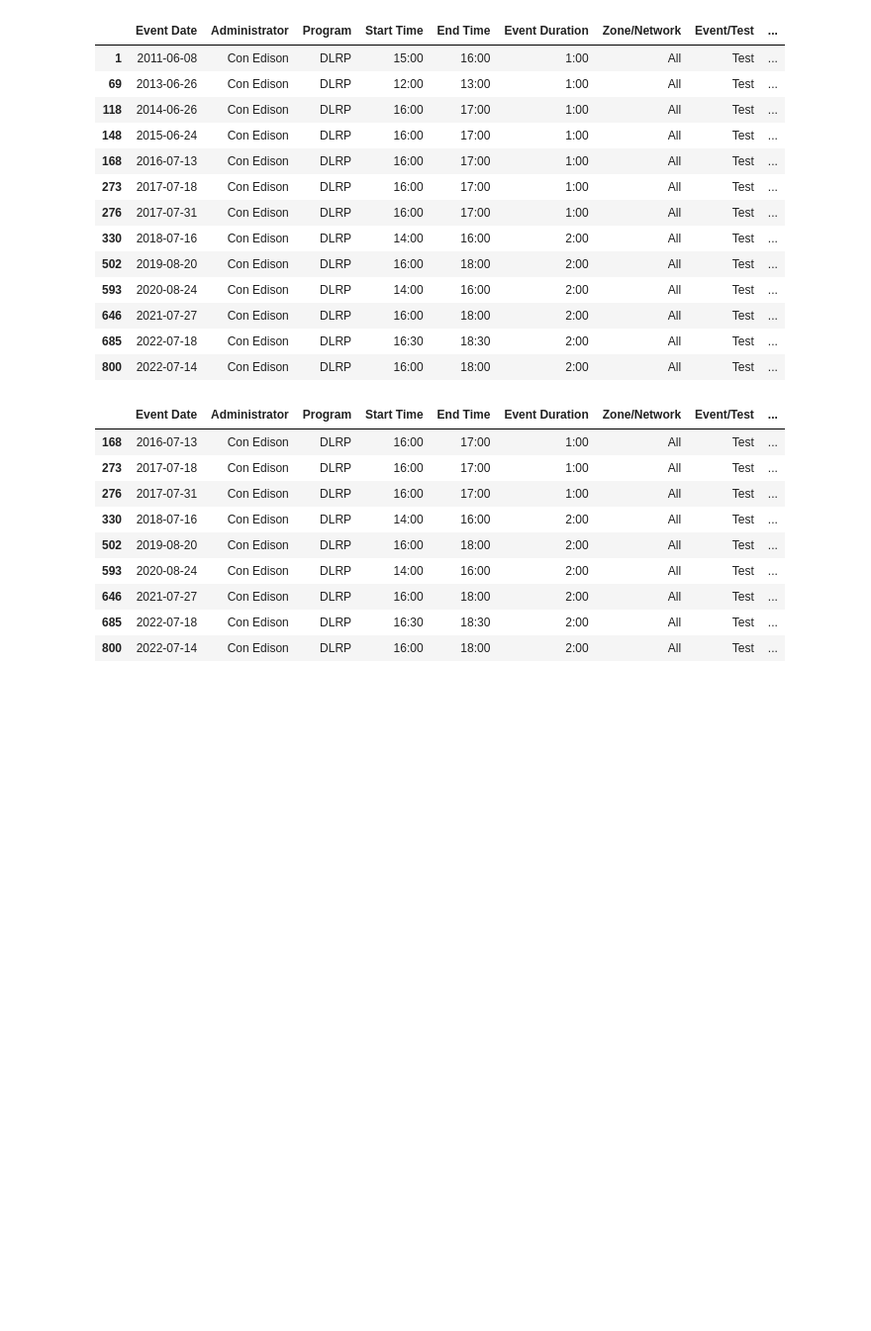
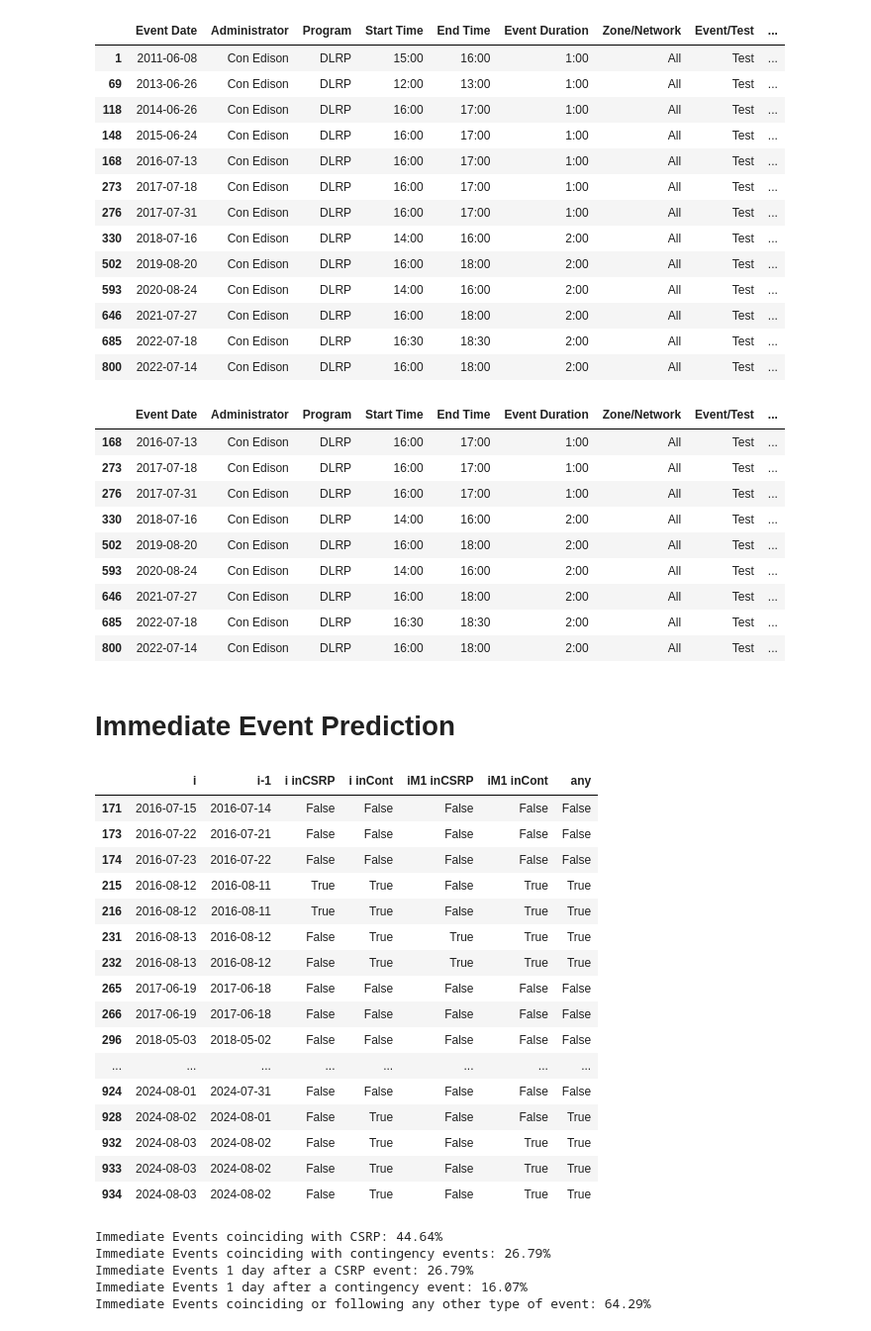
Before and after one commit to alexnathanson/TEA_AggregatedOffGridPVPowerStations, a Jupyter notebook: DR-Network-and-History-Analysis_v2.ipynb, the cells around one changed output. Shown: that part at 99% size. Saved outputs shown, nothing was run; the diff lists cells and outputs as text; code cells hidden in the pictures; blank space fills up the shorter version.

```diff
--- a/DR-Network-and-History-Analysis_v2.ipynb
+++ b/DR-Network-and-History-Analysis_v2.ipynb
@@ -1025,3 +1025,67 @@ tlog_df[tlog_df['Event Date'] > datetime.strptime('2016-01-01', '%Y-%m-%d')]
 | 646 | 2021-07-27 | Con Edison | DLRP | 16:00 | 18:00 | 2:00 | All | Test | ... |
 | 685 | 2022-07-18 | Con Edison | DLRP | 16:30 | 18:30 | 2:00 | All | Test | ... |
 | 800 | 2022-07-14 | Con Edison | DLRP | 16:00 | 18:00 | 2:00 | All | Test | ... |
+# %% [markdown]
+# Immediate Event Prediction
+# %%
+both_programs_DF = flog_df[flog_df['Program'].isin(['CSRP','DLRP','DLRP*','CSRP*'])]
+
+# get dates of csrp events
+csrpDates = both_programs_DF[both_programs_DF['Program'].isin(['CSRP'])]['Event Date']
+
+# get dates of contingency events
+contingencyDates = both_programs_DF[(both_programs_DF['Event Type']=='Contingency')| (both_programs_DF['Event Type']=='DLRP Contingency')]['Event Date']
+
+# get dates of immediate events
+immediateDates = both_programs_DF[(both_programs_DF['Event Type']=='Immediate') | (both_programs_DF['Event Type']=='DLRP Immediate')]['Event Date']
+
+# Subtract 1 day from s1
+immediateDates_minus1 = immediateDates - pd.Timedelta(days=1)
+
+i_inCSRP = immediateDates.isin(csrpDates)
+i_inCont = immediateDates.isin(contingencyDates)
+
+iM1_inCSRP = immediateDates_minus1.isin(csrpDates)
+iM1_inCont = immediateDates_minus1.isin(contingencyDates)
+
+inAny = i_inCSRP | i_inCont | iM1_inCSRP | iM1_inCont
+# %%
+results = pd.DataFrame({'i': immediateDates,
+                       'i-1': immediateDates_minus1,
+                       'i inCSRP':i_inCSRP,
+                       'i inCont':i_inCont,
+                      'iM1 inCSRP':iM1_inCSRP,
+                       'iM1 inCont':iM1_inCont,
+                       'any':inAny})
+results
+# %% [output]
+|  | i | i-1 | i inCSRP | i inCont | iM1 inCSRP | iM1 inCont | any |
+| 171 | 2016-07-15 | 2016-07-14 | False | False | False | False | False |
+| 173 | 2016-07-22 | 2016-07-21 | False | False | False | False | False |
+| 174 | 2016-07-23 | 2016-07-22 | False | False | False | False | False |
+| 215 | 2016-08-12 | 2016-08-11 | True | True | False | True | True |
+| 216 | 2016-08-12 | 2016-08-11 | True | True | False | True | True |
+| 231 | 2016-08-13 | 2016-08-12 | False | True | True | True | True |
+| 232 | 2016-08-13 | 2016-08-12 | False | True | True | True | True |
+| 265 | 2017-06-19 | 2017-06-18 | False | False | False | False | False |
+| 266 | 2017-06-19 | 2017-06-18 | False | False | False | False | False |
+| 296 | 2018-05-03 | 2018-05-02 | False | False | False | False | False |
+| ... | ... | ... | ... | ... | ... | ... | ... |
+| 924 | 2024-08-01 | 2024-07-31 | False | False | False | False | False |
+| 928 | 2024-08-02 | 2024-08-01 | False | True | False | False | True |
+| 932 | 2024-08-03 | 2024-08-02 | False | True | False | True | True |
+| 933 | 2024-08-03 | 2024-08-02 | False | True | False | True | True |
+| 934 | 2024-08-03 | 2024-08-02 | False | True | False | True | True |
+# %%
+totIm = results.shape[0]
+print(f'Immediate Events coinciding with CSRP: {round(results['i inCSRP'].sum() / totIm * 100,2)}%')
+print(f'Immediate Events coinciding with contingency events: {round(results['i inCont'].sum() / totIm * 100,2)}%')
+print(f'Immediate Events 1 day after a CSRP event: {round(results['iM1 inCSRP'].sum() / totIm * 100,2)}%')
+print(f'Immediate Events 1 day after a contingency event: {round(results['iM1 inCont'].sum() / totIm * 100,2)}%')
+print(f'Immediate Events coinciding or following any other type of event: {round(results['any'].sum() / totIm * 100,2)}%')
+# %% [output]
+Immediate Events coinciding with CSRP: 44.64%
+Immediate Events coinciding with contingency events: 26.79%
+Immediate Events 1 day after a CSRP event: 26.79%
+Immediate Events 1 day after a contingency event: 16.07%
+Immediate Events coinciding or following any other type of event: 64.29%
```
Also changed, not shown: parts of 2 cells of this notebook, 51 other files.
